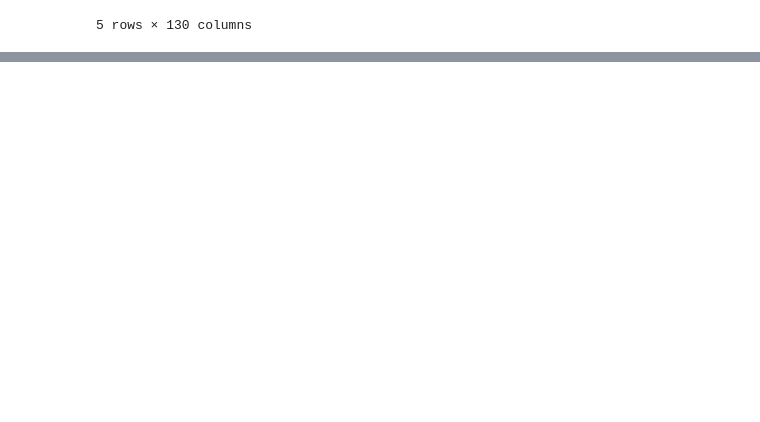
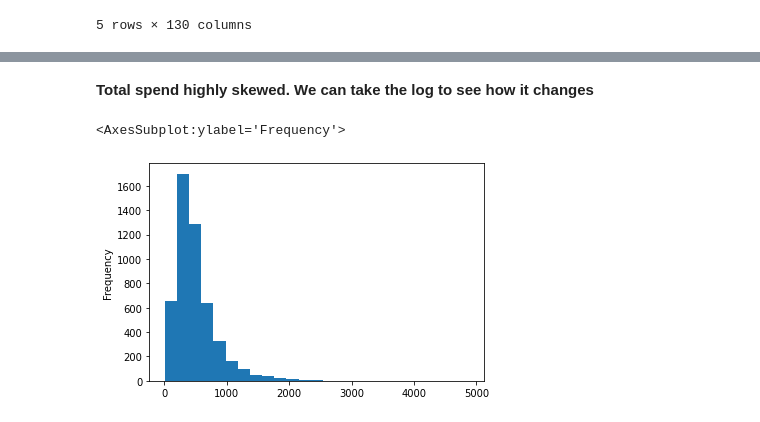
Before and after one commit to Rabia1995/Capstone-2-Credit-Card-Spend-Prediction, a Jupyter notebook: Data_Wrangling.ipynb, the cells around one changed output, grey strips where cells are left out. Saved outputs shown, nothing was run; the diff lists cells and outputs as text; code cells hidden in the pictures; blank space fills up the shorter version.

Commit message:
Data wrangling

```diff
--- a/Data_Wrangling.ipynb
+++ b/Data_Wrangling.ipynb
@@ -21,0 +172,3 @@ df.head()
+# %%
+#Extracting catagegorival variables from dictionary
+cat_vars = dict_df[dict_df['Categorical Variable'].isnull() == False]['Categorical Variable']
@@ -21,0 +190,4 @@ df.head()
+# %%
+#Extracting numerical variables
+df_num_vars = df.drop(columns = cat_vars, axis = 1)
+df_num_vars.head()
@@ -21,0 +276,2 @@ df.head()
+# %%
+drop_list = [i for i in df.columns if df[i].isnull().sum() > 4]
@@ -21,0 +289,3 @@ df.head()
+# %%
+# Dropping columns with more than 25% missing data
+df_num_vars.drop(labels = drop_list, axis = 1, inplace = True)
@@ -21,0 +303,7 @@ df.head()
+# %% [markdown]
+__Total spend highly skewed. We can take the log to see how it changes__
+# %%
+df_num_vars['total_spend'].plot(kind = 'hist', bins = 25)
+# %% [output]
+<AxesSubplot:ylabel='Frequency'>
+[figure, added]
```
Also changed, not shown: parts of 47 cells of this notebook.
